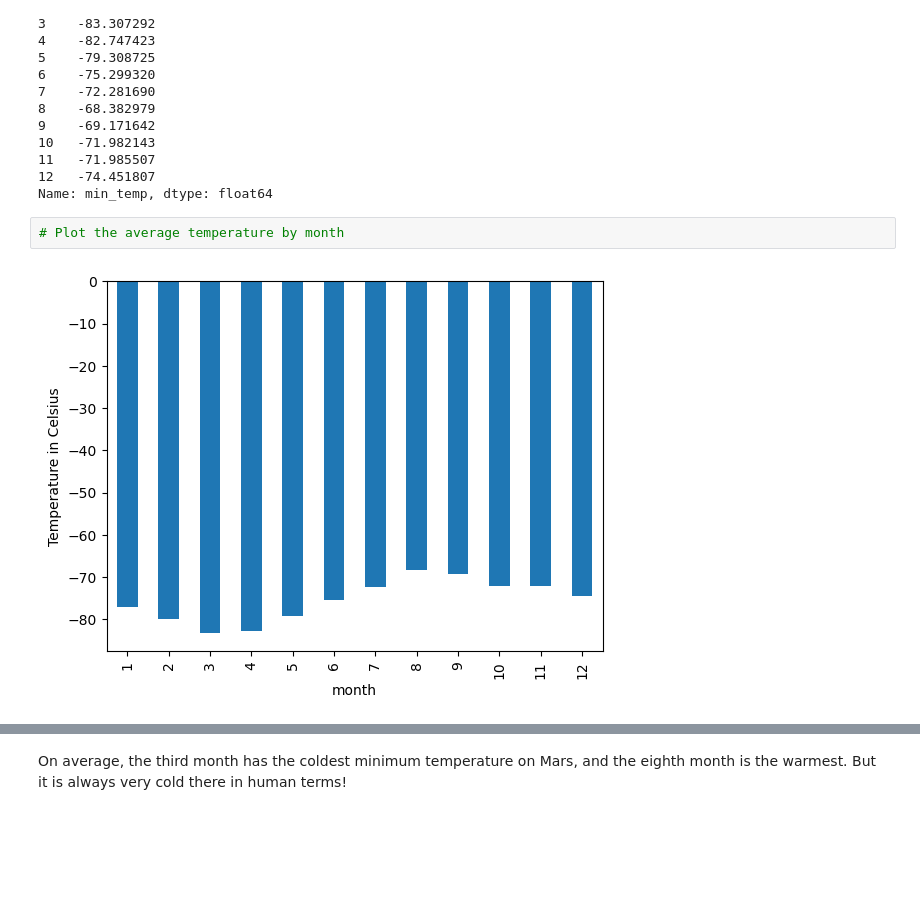
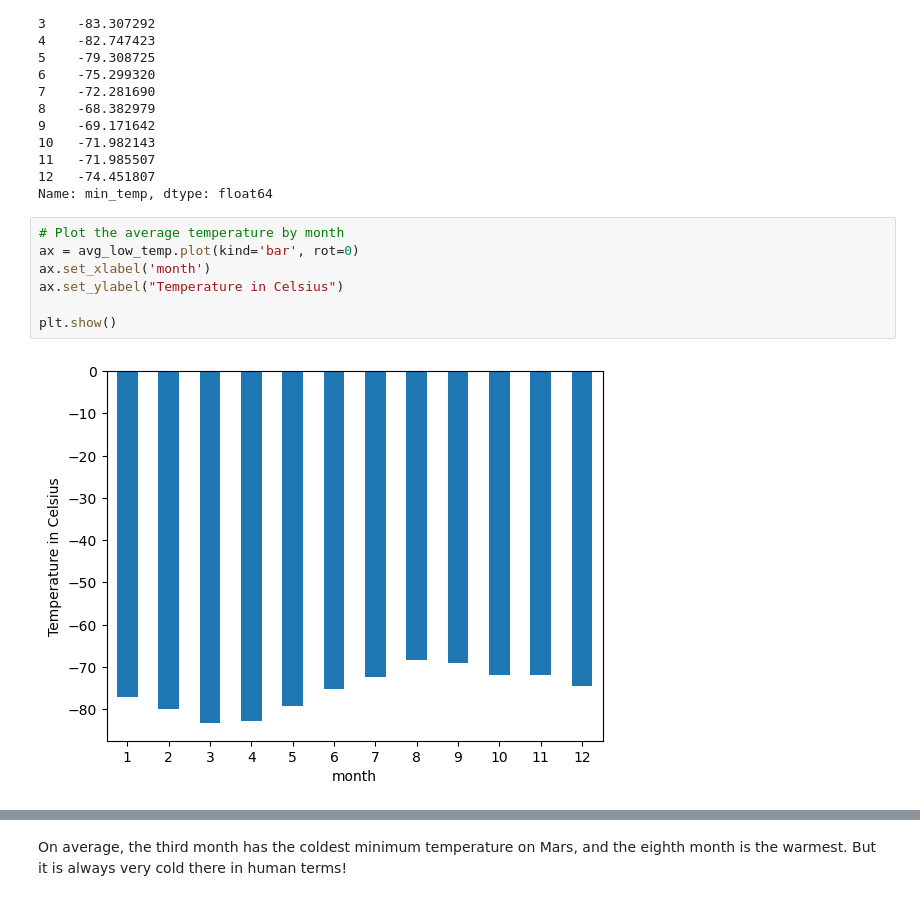
Before and after one commit to Lilnessa/module11_challenge, a Jupyter notebook: part_2_mars_weather.ipynb, the cells around one changed output, grey strips where cells are left out. Saved outputs shown, nothing was run; the diff lists cells and outputs as text; blank space fills up the shorter version.

```diff
--- a/part_2_mars_weather.ipynb
+++ b/part_2_mars_weather.ipynb
@@ -215,7 +215,12 @@ month
 Name: min_temp, dtype: float64
 # %%
 # Plot the average temperature by month
+ax = avg_low_temp.plot(kind='bar', rot=0)
+ax.set_xlabel('month')
+ax.set_ylabel("Temperature in Celsius")
+
+plt.show()
 # %% [output]
-[figure, old version]
+[figure, new version]
 # %%
 # Identify the coldest and hottest months in Curiosity's location
```
Also changed, not shown: parts of 6 cells of this notebook, 1 other file.
